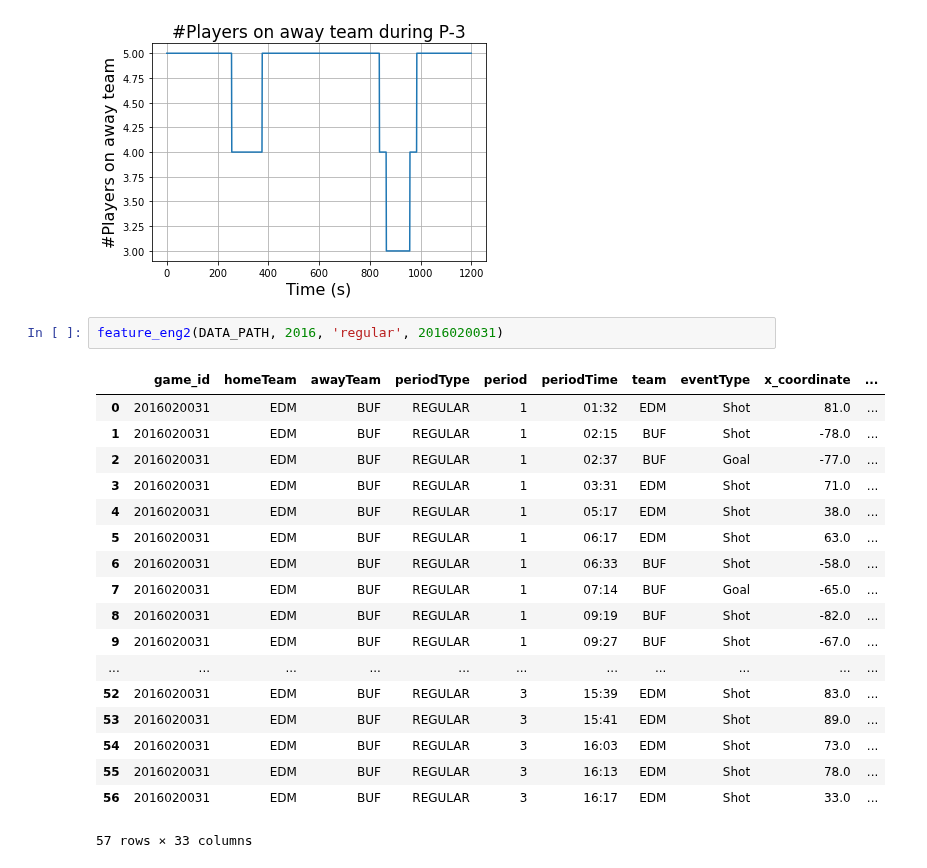
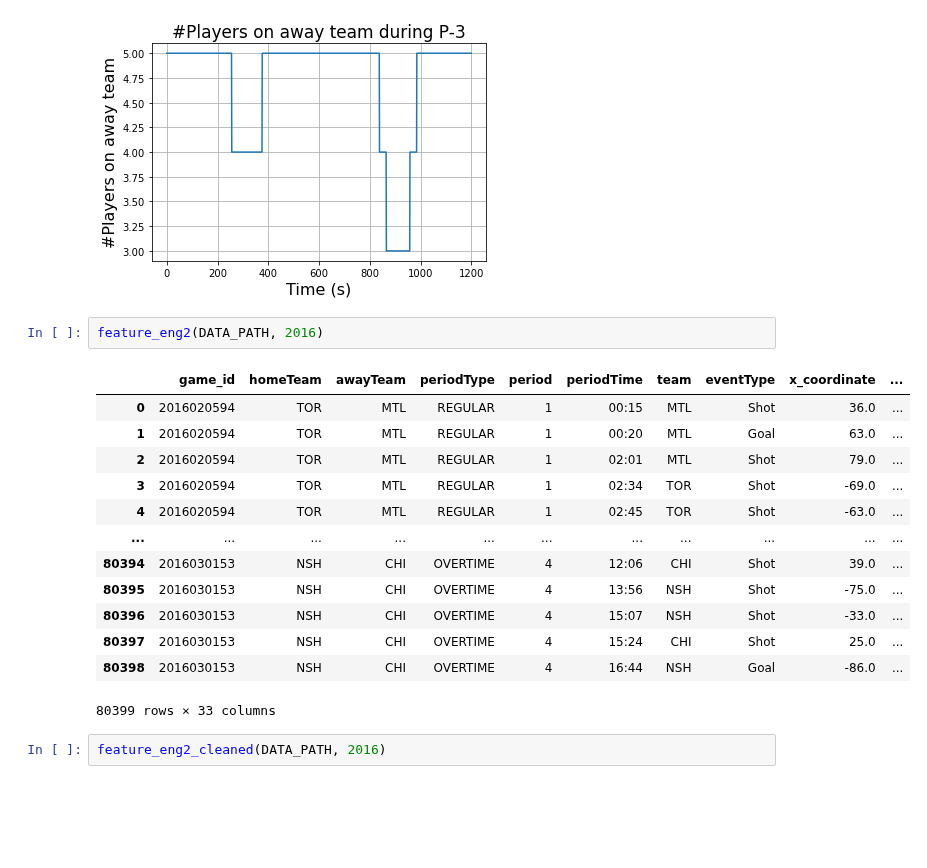
Before and after one commit to K-kiron/NHL-Analysis, a Jupyter notebook: Milestone2/features/feature_eng2_bonus_EXAMPLE.ipynb, the cells around one changed output. Saved outputs shown, nothing was run; the diff lists cells and outputs as text; blank space fills up the shorter version.

```diff
--- a/Milestone2/features/feature_eng2_bonus_EXAMPLE.ipynb
+++ b/Milestone2/features/feature_eng2_bonus_EXAMPLE.ipynb
@@ -55,23 +56,20 @@ plt.show()
 [figure]
 [figure]
 # %%
-feature_eng2(DATA_PATH, 2016, 'regular', 2016020031)
+feature_eng2(DATA_PATH, 2016)
 # %% [output]
 |  | game_id | homeTeam | awayTeam | periodType | period | periodTime | team | eventType | x_coordinate | ... |
-| 0 | 2016020031 | EDM | BUF | REGULAR | 1 | 01:32 | EDM | Shot | 81.0 | ... |
-| 1 | 2016020031 | EDM | BUF | REGULAR | 1 | 02:15 | BUF | Shot | -78.0 | ... |
-| 2 | 2016020031 | EDM | BUF | REGULAR | 1 | 02:37 | BUF | Goal | -77.0 | ... |
-| 3 | 2016020031 | EDM | BUF | REGULAR | 1 | 03:31 | EDM | Shot | 71.0 | ... |
-| 4 | 2016020031 | EDM | BUF | REGULAR | 1 | 05:17 | EDM | Shot | 38.0 | ... |
-| 5 | 2016020031 | EDM | BUF | REGULAR | 1 | 06:17 | EDM | Shot | 63.0 | ... |
-| 6 | 2016020031 | EDM | BUF | REGULAR | 1 | 06:33 | BUF | Shot | -58.0 | ... |
-| 7 | 2016020031 | EDM | BUF | REGULAR | 1 | 07:14 | BUF | Goal | -65.0 | ... |
-| 8 | 2016020031 | EDM | BUF | REGULAR | 1 | 09:19 | BUF | Shot | -82.0 | ... |
-| 9 | 2016020031 | EDM | BUF | REGULAR | 1 | 09:27 | BUF | Shot | -67.0 | ... |
+| 0 | 2016020594 | TOR | MTL | REGULAR | 1 | 00:15 | MTL | Shot | 36.0 | ... |
+| 1 | 2016020594 | TOR | MTL | REGULAR | 1 | 00:20 | MTL | Goal | 63.0 | ... |
+| 2 | 2016020594 | TOR | MTL | REGULAR | 1 | 02:01 | MTL | Shot | 79.0 | ... |
+| 3 | 2016020594 | TOR | MTL | REGULAR | 1 | 02:34 | TOR | Shot | -69.0 | ... |
+| 4 | 2016020594 | TOR | MTL | REGULAR | 1 | 02:45 | TOR | Shot | -63.0 | ... |
 | ... | ... | ... | ... | ... | ... | ... | ... | ... | ... | ... |
-| 52 | 2016020031 | EDM | BUF | REGULAR | 3 | 15:39 | EDM | Shot | 83.0 | ... |
-| 53 | 2016020031 | EDM | BUF | REGULAR | 3 | 15:41 | EDM | Shot | 89.0 | ... |
-| 54 | 2016020031 | EDM | BUF | REGULAR | 3 | 16:03 | EDM | Shot | 73.0 | ... |
-| 55 | 2016020031 | EDM | BUF | REGULAR | 3 | 16:13 | EDM | Shot | 78.0 | ... |
-| 56 | 2016020031 | EDM | BUF | REGULAR | 3 | 16:17 | EDM | Shot | 33.0 | ... |
+| 80394 | 2016030153 | NSH | CHI | OVERTIME | 4 | 12:06 | CHI | Shot | 39.0 | ... |
+| 80395 | 2016030153 | NSH | CHI | OVERTIME | 4 | 13:56 | NSH | Shot | -75.0 | ... |
+| 80396 | 2016030153 | NSH | CHI | OVERTIME | 4 | 15:07 | NSH | Shot | -33.0 | ... |
+| 80397 | 2016030153 | NSH | CHI | OVERTIME | 4 | 15:24 | CHI | Shot | 25.0 | ... |
+| 80398 | 2016030153 | NSH | CHI | OVERTIME | 4 | 16:44 | NSH | Goal | -86.0 | ... |
-57 rows × 33 columns
+80399 rows × 33 columns
+# %%
+feature_eng2_cleaned(DATA_PATH, 2016)
```
Also changed, not shown: parts of 1 cell of this notebook, 1 other file.
